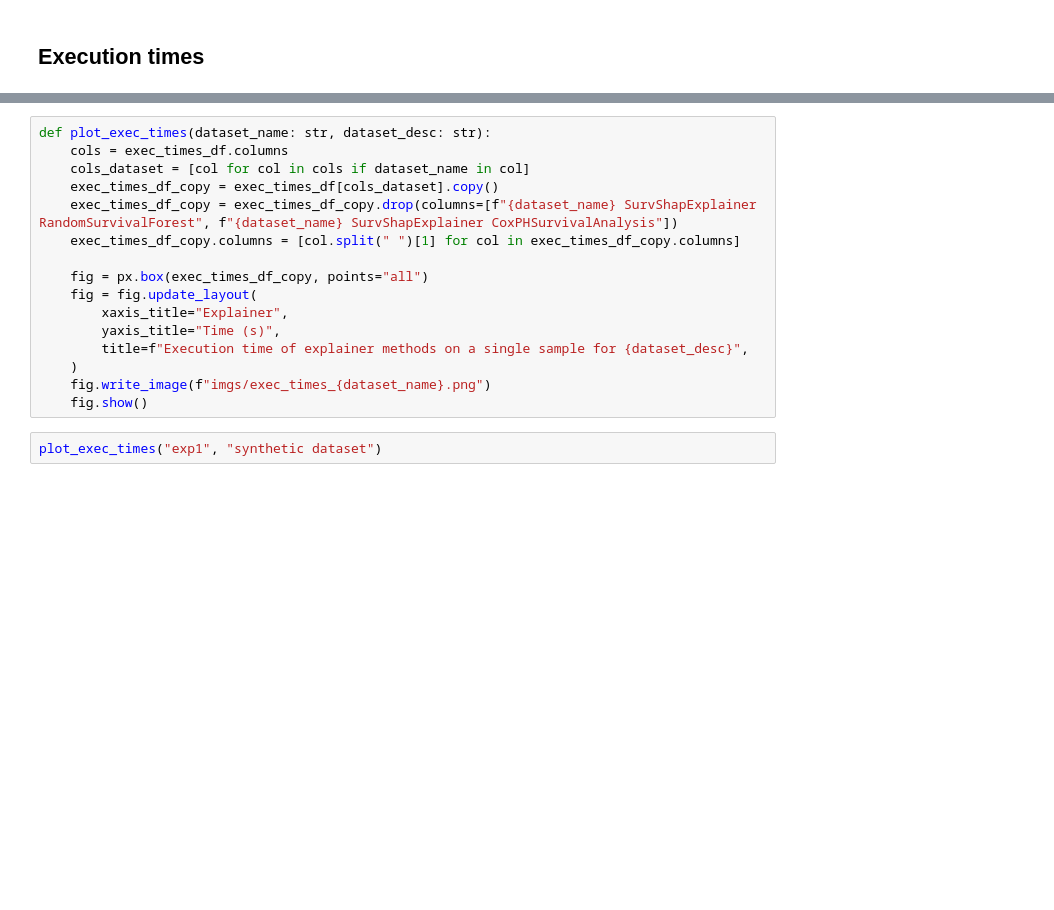
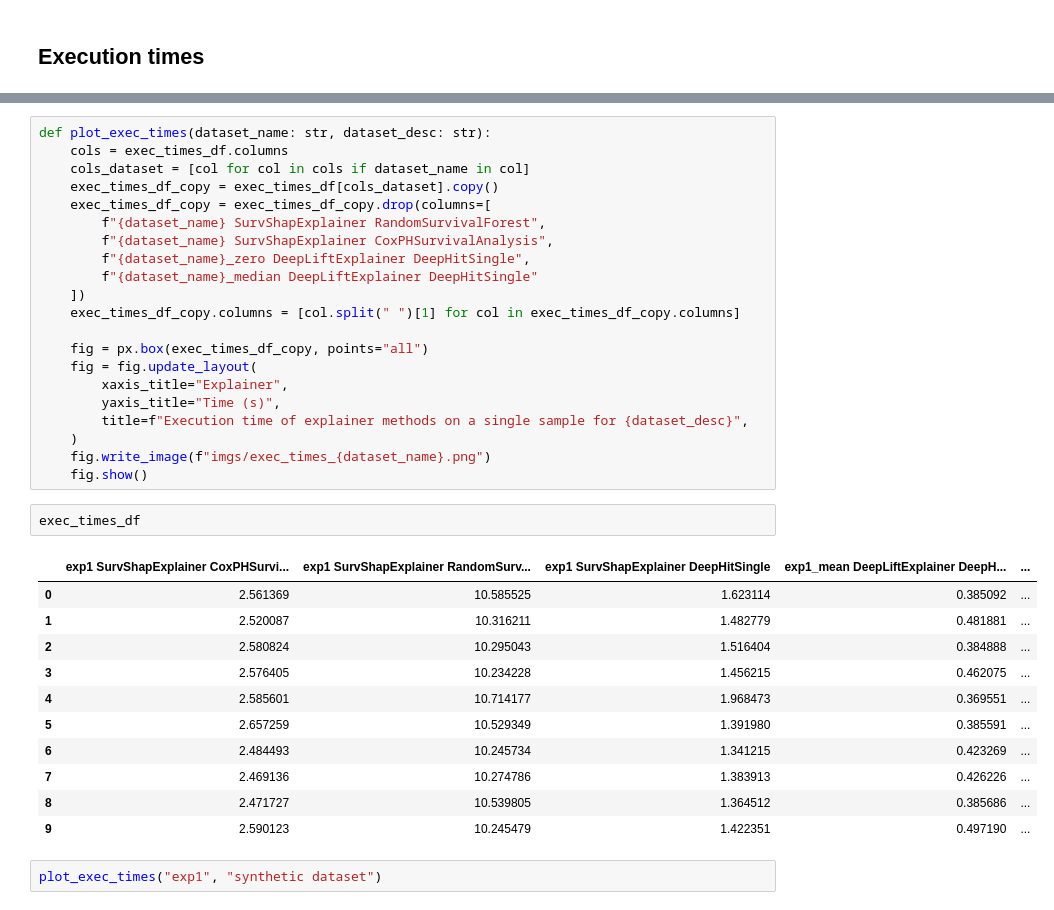
Before and after one commit to vitreusx/surv, a Jupyter notebook: Surv.ipynb, the cells around one changed output, grey strips where cells are left out. Saved outputs shown, nothing was run; the diff lists cells and outputs as text; blank space fills up the shorter version.

```diff
--- a/Surv.ipynb
+++ b/Surv.ipynb
@@ -979,7 +1232,12 @@ def plot_exec_times(dataset_name: str, dataset_desc: str):
     cols = exec_times_df.columns
     cols_dataset = [col for col in cols if dataset_name in col]
     exec_times_df_copy = exec_times_df[cols_dataset].copy()
-    exec_times_df_copy = exec_times_df_copy.drop(columns=[f"{dataset_name} SurvShapExplainer RandomSurvivalForest", f"{dataset_name} SurvShapExplainer CoxPHSurvivalAnalysis"])
+    exec_times_df_copy = exec_times_df_copy.drop(columns=[
+        f"{dataset_name} SurvShapExplainer RandomSurvivalForest",
+        f"{dataset_name} SurvShapExplainer CoxPHSurvivalAnalysis",
+        f"{dataset_name}_zero DeepLiftExplainer DeepHitSingle",
+        f"{dataset_name}_median DeepLiftExplainer DeepHitSingle"
+    ])
     exec_times_df_copy.columns = [col.split(" ")[1] for col in exec_times_df_copy.columns]
 
     fig = px.box(exec_times_df_copy, points="all")
@@ -990,6 +1248,20 @@ def plot_exec_times(dataset_name: str, dataset_desc: str):
     )
     fig.write_image(f"imgs/exec_times_{dataset_name}.png")
     fig.show()
+# %%
+exec_times_df
+# %% [output]
+|  | exp1 SurvShapExplainer CoxPHSurvi... | exp1 SurvShapExplainer RandomSurv... | exp1 SurvShapExplainer DeepHitSingle | exp1_mean DeepLiftExplainer DeepH... | ... |
+| 0 | 2.561369 | 10.585525 | 1.623114 | 0.385092 | ... |
+| 1 | 2.520087 | 10.316211 | 1.482779 | 0.481881 | ... |
+| 2 | 2.580824 | 10.295043 | 1.516404 | 0.384888 | ... |
+| 3 | 2.576405 | 10.234228 | 1.456215 | 0.462075 | ... |
+| 4 | 2.585601 | 10.714177 | 1.968473 | 0.369551 | ... |
+| 5 | 2.657259 | 10.529349 | 1.391980 | 0.385591 | ... |
+| 6 | 2.484493 | 10.245734 | 1.341215 | 0.423269 | ... |
+| 7 | 2.469136 | 10.274786 | 1.383913 | 0.426226 | ... |
+| 8 | 2.471727 | 10.539805 | 1.364512 | 0.385686 | ... |
+| 9 | 2.590123 | 10.245479 | 1.422351 | 0.497190 | ... |
 # %%
 plot_exec_times("exp1", "synthetic dataset")
 # %%
```
Also changed, not shown: parts of 42 cells of this notebook, 38 other files.
